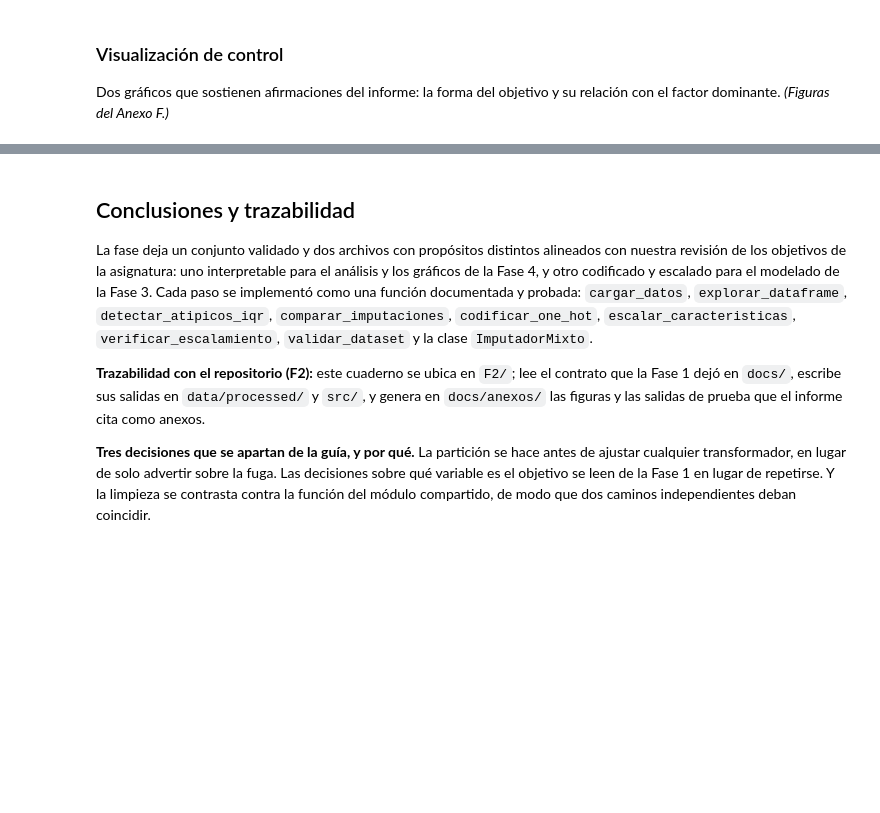
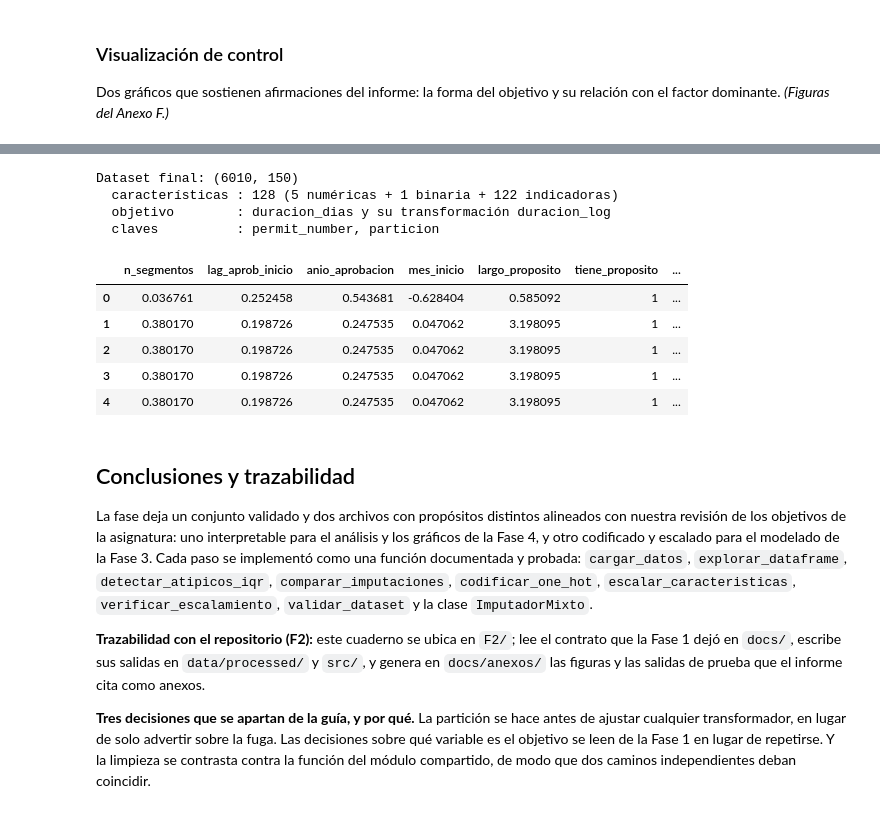
Before and after one commit to RJaramilloP/proyecto-grupo5-mcdi500, a Jupyter notebook: F2/F2_Prueba.ipynb, the cells around one changed output, grey strips where cells are left out. Drawn from its saved outputs; the diff is of its cells as text; code cells hidden in the pictures; blank space fills up the shorter version.

```diff
--- a/F2/F2_Prueba.ipynb
+++ b/F2/F2_Prueba.ipynb
@@ -1462,3 +1591,22 @@ factor dominante. *(Figuras del Anexo F.)*
+# %%
+print("Dataset final:", df.shape)
+print(f"  características : {len(CARACTERISTICAS)} "
+      f"({len(NUMERICAS)} numéricas + {len(BINARIAS)} binaria + "
+      f"{len(COLUMNAS_INDICADORAS)} indicadoras)")
+print(f"  objetivo        : {OBJETIVO} y su transformación duracion_log")
+print(f"  claves          : {GRUPO_VAR}, particion")
+df[CARACTERISTICAS[:6] + [OBJETIVO, "particion"]].head()
+# %% [output]
+Dataset final: (6010, 150)
+  características : 128 (5 numéricas + 1 binaria + 122 indicadoras)
+  objetivo        : duracion_dias y su transformación duracion_log
+  claves          : permit_number, particion
+|  | n_segmentos | lag_aprob_inicio | anio_aprobacion | mes_inicio | largo_proposito | tiene_proposito | ... |
+| 0 | 0.036761 | 0.252458 | 0.543681 | -0.628404 | 0.585092 | 1 | ... |
+| 1 | 0.380170 | 0.198726 | 0.247535 | 0.047062 | 3.198095 | 1 | ... |
+| 2 | 0.380170 | 0.198726 | 0.247535 | 0.047062 | 3.198095 | 1 | ... |
+| 3 | 0.380170 | 0.198726 | 0.247535 | 0.047062 | 3.198095 | 1 | ... |
+| 4 | 0.380170 | 0.198726 | 0.247535 | 0.047062 | 3.198095 | 1 | ... |
 # %% [markdown]
 ## Conclusiones y trazabilidad
 
```
Also changed, not shown: parts of 2 cells of this notebook, 2 other files.
